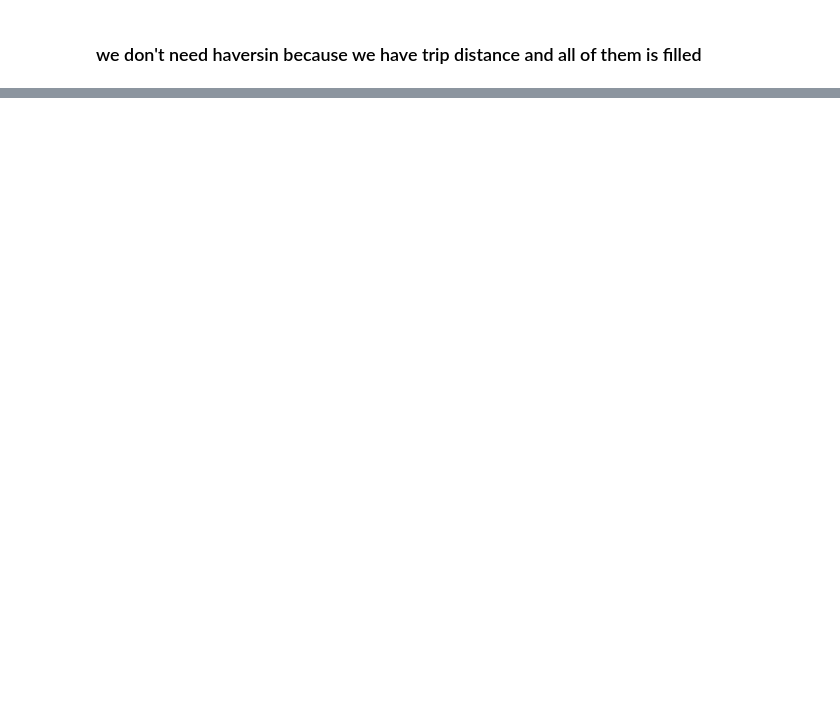
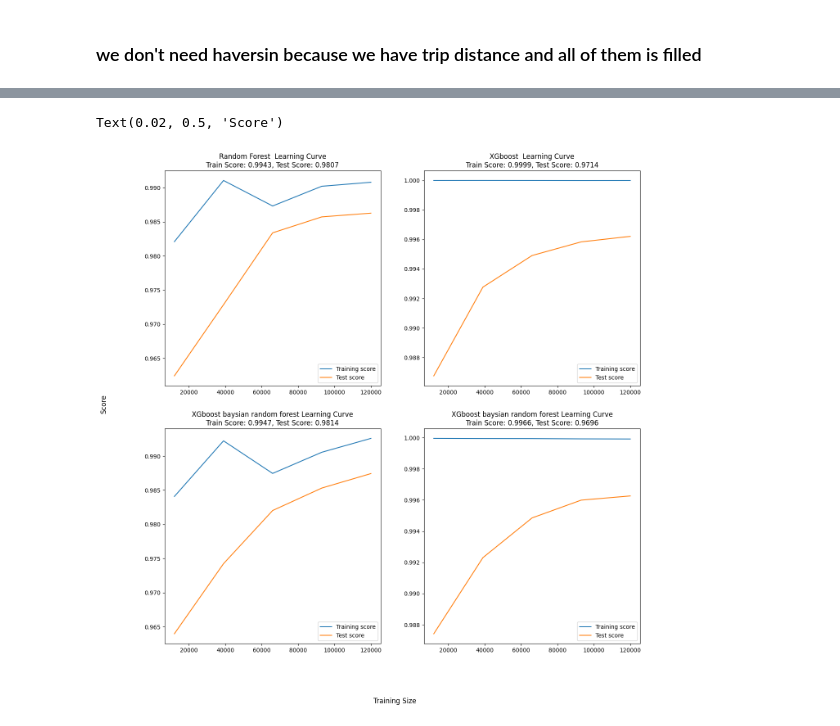
Before and after one commit to Esmaeil-Mashhadi/NewYork_Taxi_Travel_Prediction, a Jupyter notebook: main.ipynb, the cells around one changed output, grey strips where cells are left out. Drawn from its saved outputs; the diff is of its cells as text; code cells hidden in the pictures; blank space fills up the shorter version.

```diff
--- a/main.ipynb
+++ b/main.ipynb
@@ -180,0 +193,4 @@ fig.tight_layout()
+# %%
+nyc_df.drop(['passenger_count', 'pickup_longitude', 'pickup_latitude',
+             'dropoff_longitude', 'dropoff_latitude', 'dropoff_minute',
+             'pickup_minute', 'pickup_weekday', 'dropoff_hour'], axis=1, inplace=True)
@@ -180,0 +215,14 @@ fig.tight_layout()
+# %%
+
+### let pick top 5 features automatically with help of sklearn
+
+
+from sklearn.feature_selection import SelectKBest, f_classif
+target = nyc_df['total_amount']
+train_df = nyc_df.drop('total_amount', axis=1)
+selector = SelectKBest(score_func=f_classif, k=5)
+
+selector.fit_transform(train_df , target)
+selected_features_by_sklearn = train_df.columns[selector.get_support()]
+## selector.get_support() returns boolean [true false true false ,...]
+selected_features_by_sklearn
@@ -182,0 +414,41 @@ fig.tight_layout()
+# %%
+fig , axes = plt.subplots(2,2, figsize=(15, 15))
+
+
+def learning_curve_handler(model , x_train , y_train , axes):
+    train_sizes, train_scores, test_scores = learning_curve(model, x_train, y_train, cv=2)
+    sns.lineplot(x=train_sizes, y=train_scores.mean(axis=1), ax=axes, label="Training score")
+    sns.lineplot(x=train_sizes, y=test_scores.mean(axis=1), ax=axes, label="Test score")
+
+learning_curve_handler(rsr_model, x_train , y_train , axes[0, 0])
+
+axes[0, 0].set_title(
+    f"Random Forest  Learning Curve\nTrain Score: {rf_train:.4f}, Test Score: {rf_test:.4f}"
+)
+
+learning_curve_handler(xgb_model, x_train , y_train , axes[0, 1])
+
+axes[0, 1].set_title(
+    f"XGboost  Learning Curve\nTrain Score: {xgb_train:.4f}, Test Score: {xgb_test:.4f}"
+)
+
+learning_curve_handler(bayes_rsr_model, x_train , y_train , axes[1, 0])
+
+axes[1, 0].set_title(
+    f"XGboost baysian random forest Learning Curve\nTrain Score: {bayes_rf_train:.4f}, Test Score: {bayes_rf_test:.4f}"
+)
+
+learning_curve_handler(bayes_xgb_model, x_train , y_train , axes[1, 1])
+
+axes[1, 1].set_title(
+    f"XGboost baysian random forest Learning Curve\nTrain Score: {bayes_xgb_train:.4f}, Test Score: {bayes_xgb_test:.4f}"
+)
+
+
+
+
+fig.supxlabel('Training Size')
+fig.supylabel('Score')
+# %% [output]
+Text(0.02, 0.5, 'Score')
+[figure, added]
```
Also changed, not shown: parts of 28 cells of this notebook.
